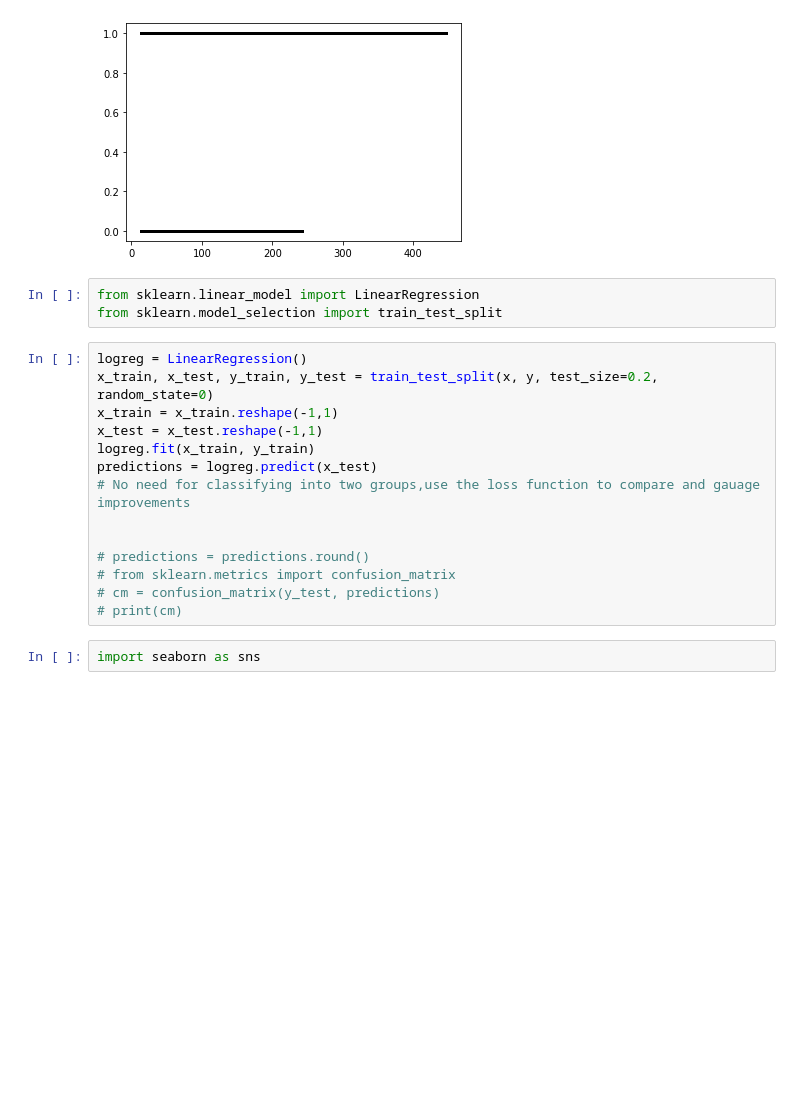
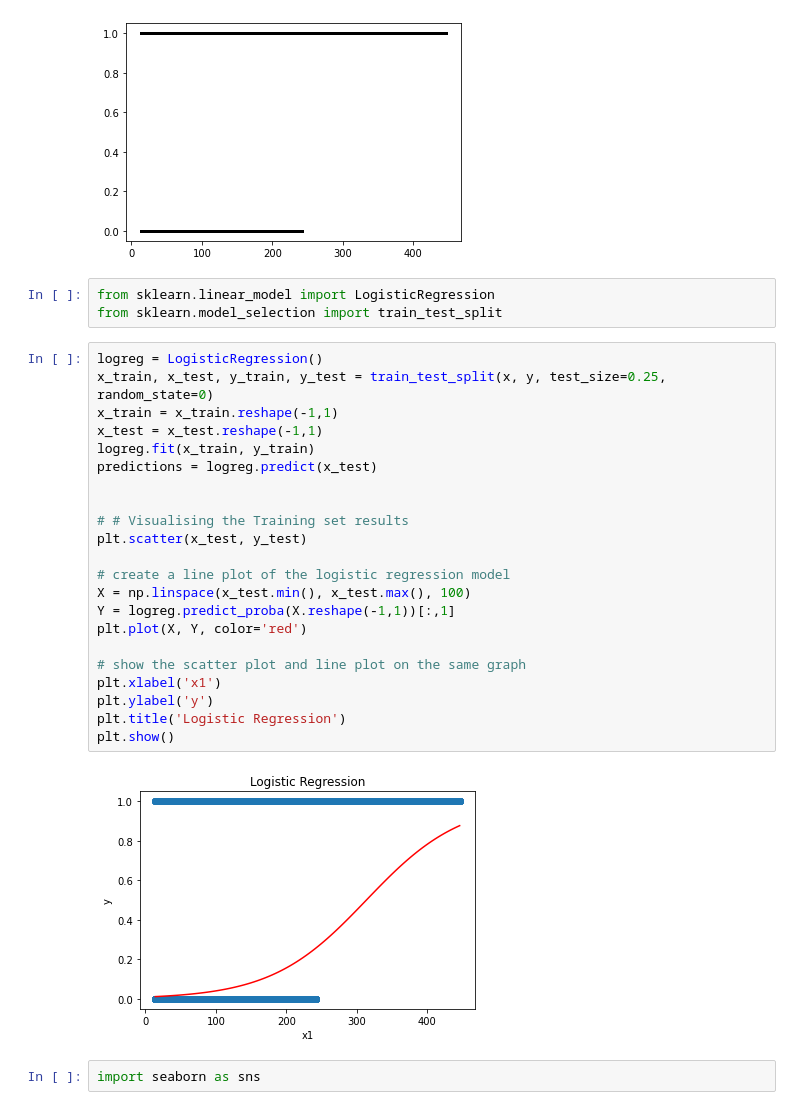
Before and after one commit to TanyaradzwaGozhora/Analyzing-Default-Probabilities, a Jupyter notebook: temp.ipynb, the cells around one changed output. Drawn from its saved outputs; the diff is of its cells as text; blank space fills up the shorter version.

```diff
--- a/temp.ipynb
+++ b/temp.ipynb
@@ -29,22 +31,32 @@ plt.scatter(x, y, color="black", marker = "X", s=3)
 <matplotlib.collections.PathCollection at 0x...>
 [figure]
 # %%
-from sklearn.linear_model import LinearRegression
+from sklearn.linear_model import LogisticRegression
 from sklearn.model_selection import train_test_split
-# %%
-logreg = LinearRegression()
-x_train, x_test, y_train, y_test = train_test_split(x, y, test_size=0.2, random_state=0)
-x_train = x_train.reshape(-1,1)
-x_test = x_test.reshape(-1,1)
-logreg.fit(x_train, y_train)
-predictions = logreg.predict(x_test)
-# No need for classifying into two groups,use the loss function to compare and gauage improvements
-
-
-# predictions = predictions.round()
-# from sklearn.metrics import confusion_matrix
-# cm = confusion_matrix(y_test, predictions)
-# print(cm)
+# %%
+logreg = LogisticRegression()
+x_train, x_test, y_train, y_test = train_test_split(x, y, test_size=0.25, random_state=0)
+x_train = x_train.reshape(-1,1)
+x_test = x_test.reshape(-1,1)
+logreg.fit(x_train, y_train)
+predictions = logreg.predict(x_test)
+
+
+# # Visualising the Training set results
+plt.scatter(x_test, y_test)
+
+# create a line plot of the logistic regression model
+X = np.linspace(x_test.min(), x_test.max(), 100)
+Y = logreg.predict_proba(X.reshape(-1,1))[:,1]
+plt.plot(X, Y, color='red')
+
+# show the scatter plot and line plot on the same graph
+plt.xlabel('x1')
+plt.ylabel('y')
+plt.title('Logistic Regression')
+plt.show()
+# %% [output]
+[figure, added]
 # %%
 import seaborn as sns
 # %%
```
Also changed, not shown: parts of 4 cells of this notebook.
